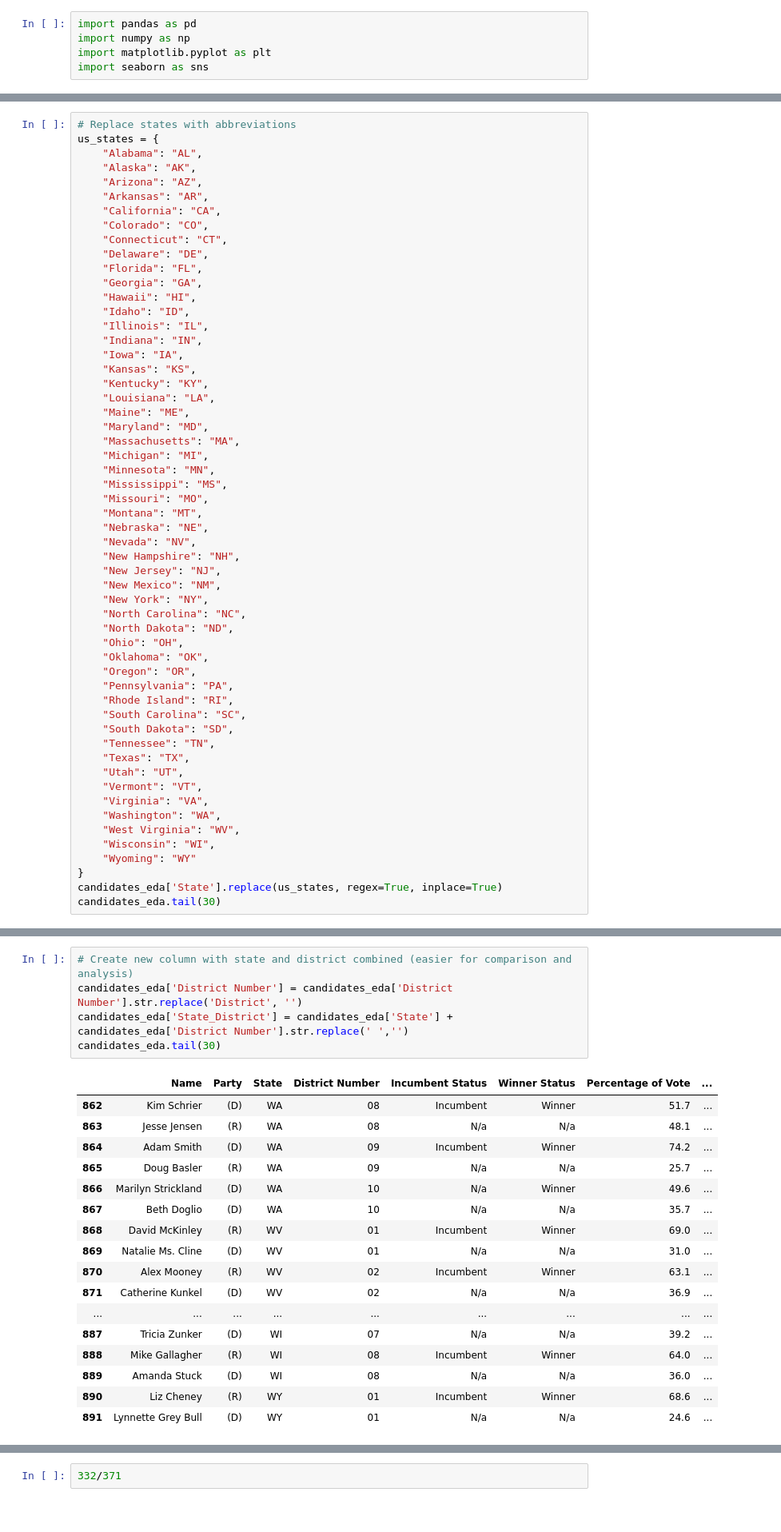
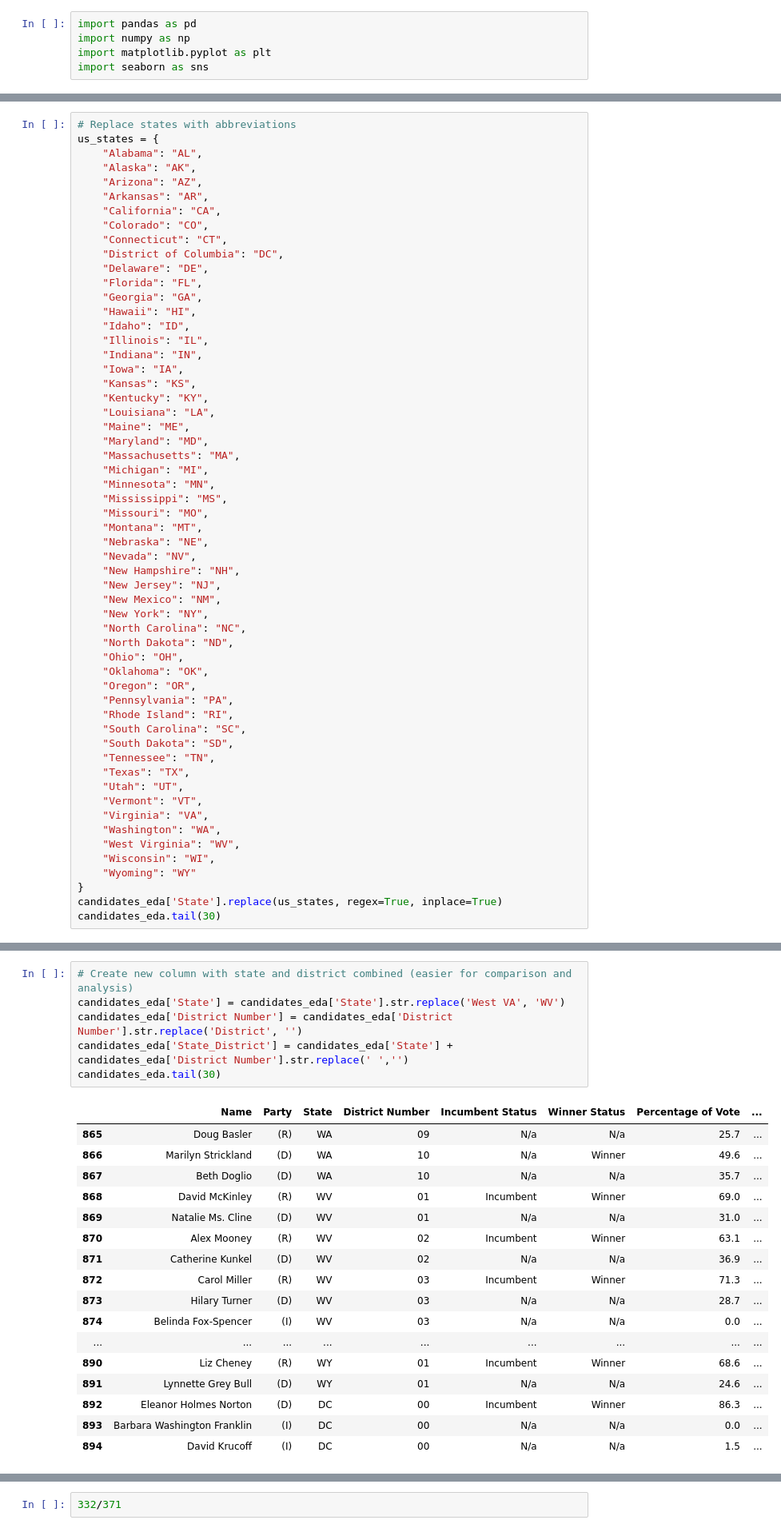
Before and after one commit to nss-data-science-cohort-6/webscraping_open_secrets-malted_milk_balls, a Jupyter notebook: candidates_eda.ipynb, the cells around one changed output, grey strips where cells are left out. Shown at 80% size. Drawn from its saved outputs; the diff is of its cells as text.

```diff
--- a/candidates_eda.ipynb
+++ b/candidates_eda.ipynb
@@ -31,6 +31,7 @@ us_states = {
     "California": "CA",
     "Colorado": "CO",
     "Connecticut": "CT",
+    "District of Columbia": "DC",
     "Delaware": "DE",
     "Florida": "FL",
     "Georgia": "GA",
@@ -120,13 +121,11 @@ candidates_eda.tail(30)
 # %%
 # Create new column with state and district combined (easier for comparison and analysis)
+candidates_eda['State'] = candidates_eda['State'].str.replace('West VA', 'WV')
 candidates_eda['District Number'] = candidates_eda['District Number'].str.replace('District', '')
 candidates_eda['State_District'] = candidates_eda['State'] + candidates_eda['District Number'].str.replace(' ','')
 candidates_eda.tail(30)
 # %% [output]
 |  | Name | Party | State | District Number | Incumbent Status | Winner Status | Percentage of Vote | ... |
-| 862 | Kim Schrier | (D) | WA | 08 | Incumbent | Winner | 51.7 | ... |
-| 863 | Jesse Jensen | (R) | WA | 08 | N/a | N/a | 48.1 | ... |
-| 864 | Adam Smith | (D) | WA | 09 | Incumbent | Winner | 74.2 | ... |
 | 865 | Doug Basler | (R) | WA | 09 | N/a | N/a | 25.7 | ... |
 | 866 | Marilyn Strickland | (D) | WA | 10 | N/a | Winner | 49.6 | ... |
 | 867 | Beth Doglio | (D) | WA | 10 | N/a | N/a | 35.7 | ... |
@@ -134,12 +133,15 @@ candidates_eda.tail(30)
 | 869 | Natalie Ms. Cline | (D) | WV | 01 | N/a | N/a | 31.0 | ... |
 | 870 | Alex Mooney | (R) | WV | 02 | Incumbent | Winner | 63.1 | ... |
 | 871 | Catherine Kunkel | (D) | WV | 02 | N/a | N/a | 36.9 | ... |
+| 872 | Carol Miller | (R) | WV | 03 | Incumbent | Winner | 71.3 | ... |
+| 873 | Hilary Turner | (D) | WV | 03 | N/a | N/a | 28.7 | ... |
+| 874 | Belinda Fox-Spencer | (I) | WV | 03 | N/a | N/a | 0.0 | ... |
 | ... | ... | ... | ... | ... | ... | ... | ... | ... |
-| 887 | Tricia Zunker | (D) | WI | 07 | N/a | N/a | 39.2 | ... |
-| 888 | Mike Gallagher | (R) | WI | 08 | Incumbent | Winner | 64.0 | ... |
-| 889 | Amanda Stuck | (D) | WI | 08 | N/a | N/a | 36.0 | ... |
 | 890 | Liz Cheney | (R) | WY | 01 | Incumbent | Winner | 68.6 | ... |
 | 891 | Lynnette Grey Bull | (D) | WY | 01 | N/a | N/a | 24.6 | ... |
+| 892 | Eleanor Holmes Norton | (D) | DC | 00 | Incumbent | Winner | 86.3 | ... |
+| 893 | Barbara Washington Franklin | (I) | DC | 00 | N/a | N/a | 0.0 | ... |
+| 894 | David Krucoff | (I) | DC | 00 | N/a | N/a | 1.5 | ... |
 # %%
 candidates_eda['Winner Status'].str.count("Winner").sum()
 # %% [output]
```
Also changed, not shown: parts of 51 cells of this notebook, 1 other file.
